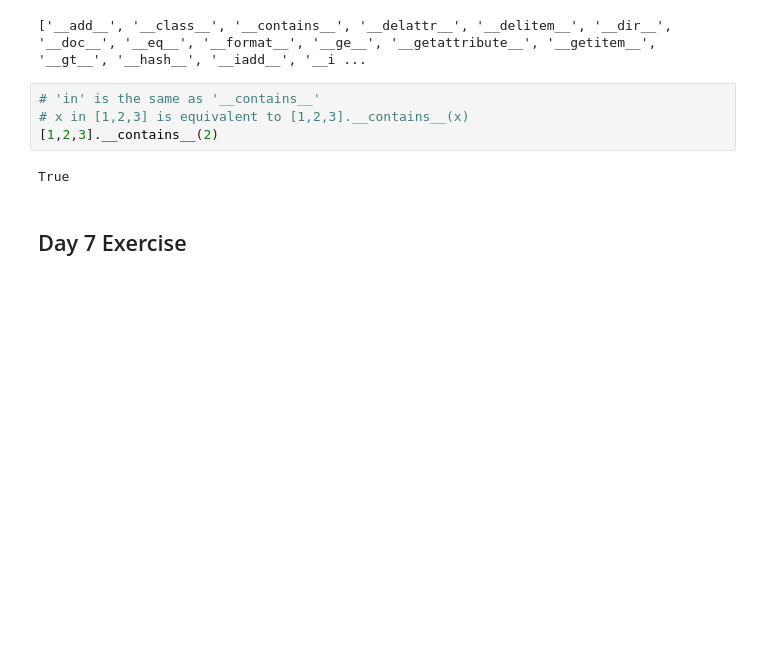
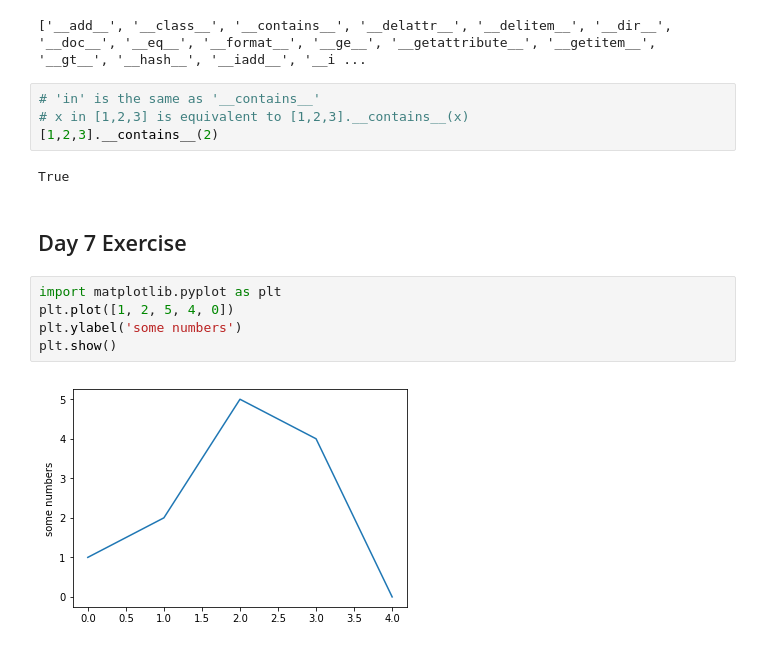
Before and after one commit to iurrutia/KaggleNotebooks, a Jupyter notebook: KagglePython.ipynb, the cells around one changed output. Cells and saved outputs as stored; diff of their text form; blank space fills up the shorter version.

```diff
--- a/KagglePython.ipynb
+++ b/KagglePython.ipynb
@@ -1473,3 +1473,10 @@ print(dir(list))
 True
 # %% [markdown]
 ## Day 7 Exercise
+# %%
+import matplotlib.pyplot as plt
+plt.plot([1, 2, 5, 4, 0])
+plt.ylabel('some numbers')
+plt.show()
+# %% [output]
+[figure, added]
```
Also changed, not shown: parts of 7 cells of this notebook.
